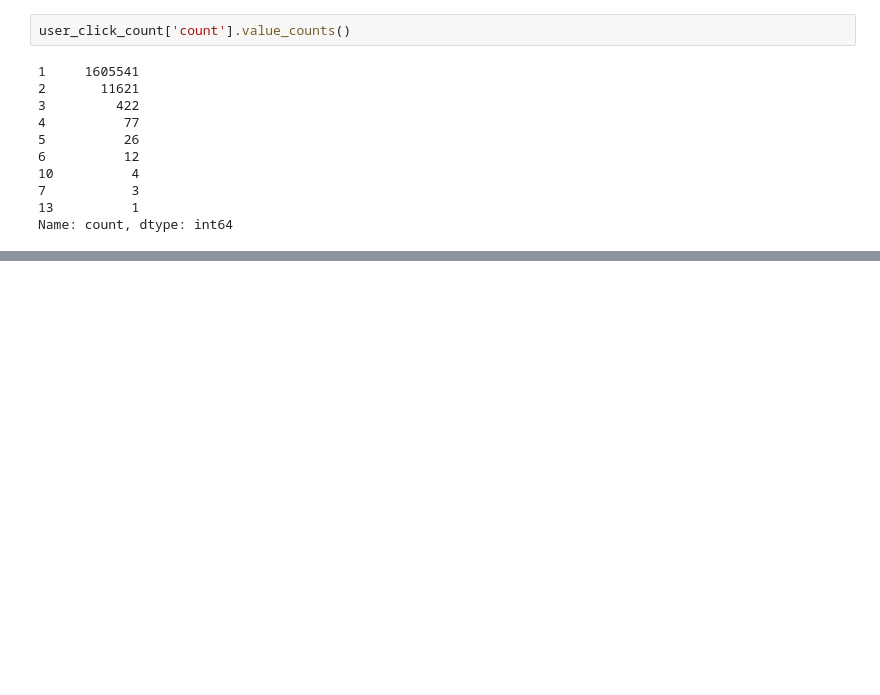
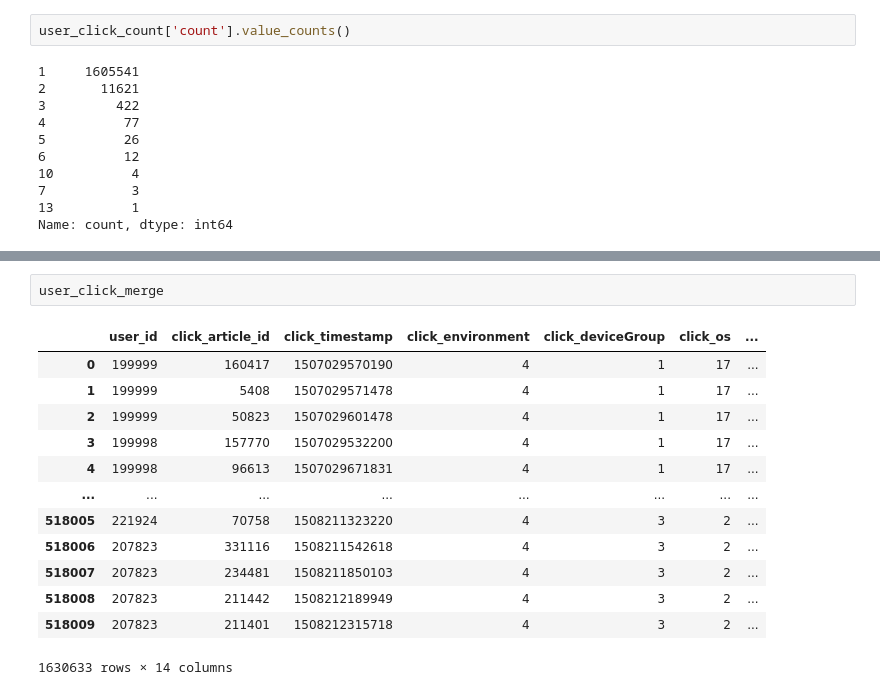
Before and after one commit to a2409895438/news_rec, a Jupyter notebook: data_analysis/main.ipynb, the cells around one changed output, grey strips where cells are left out. Cells and saved outputs as stored; diff of their text form; blank space fills up the shorter version.

```diff
--- a/data_analysis/main.ipynb
+++ b/data_analysis/main.ipynb
@@ -145,0 +156,16 @@ Name: count, dtype: int64
+# %%
+user_click_merge
+# %% [output]
+|  | user_id | click_article_id | click_timestamp | click_environment | click_deviceGroup | click_os | ... |
+| 0 | 199999 | 160417 | 1507029570190 | 4 | 1 | 17 | ... |
+| 1 | 199999 | 5408 | 1507029571478 | 4 | 1 | 17 | ... |
+| 2 | 199999 | 50823 | 1507029601478 | 4 | 1 | 17 | ... |
+| 3 | 199998 | 157770 | 1507029532200 | 4 | 1 | 17 | ... |
+| 4 | 199998 | 96613 | 1507029671831 | 4 | 1 | 17 | ... |
+| ... | ... | ... | ... | ... | ... | ... | ... |
+| 518005 | 221924 | 70758 | 1508211323220 | 4 | 3 | 2 | ... |
+| 518006 | 207823 | 331116 | 1508211542618 | 4 | 3 | 2 | ... |
+| 518007 | 207823 | 234481 | 1508211850103 | 4 | 3 | 2 | ... |
+| 518008 | 207823 | 211442 | 1508212189949 | 4 | 3 | 2 | ... |
+| 518009 | 207823 | 211401 | 1508212315718 | 4 | 3 | 2 | ... |
+1630633 rows × 14 columns
```
Also changed, not shown: parts of 2 cells of this notebook, 9 other files.
